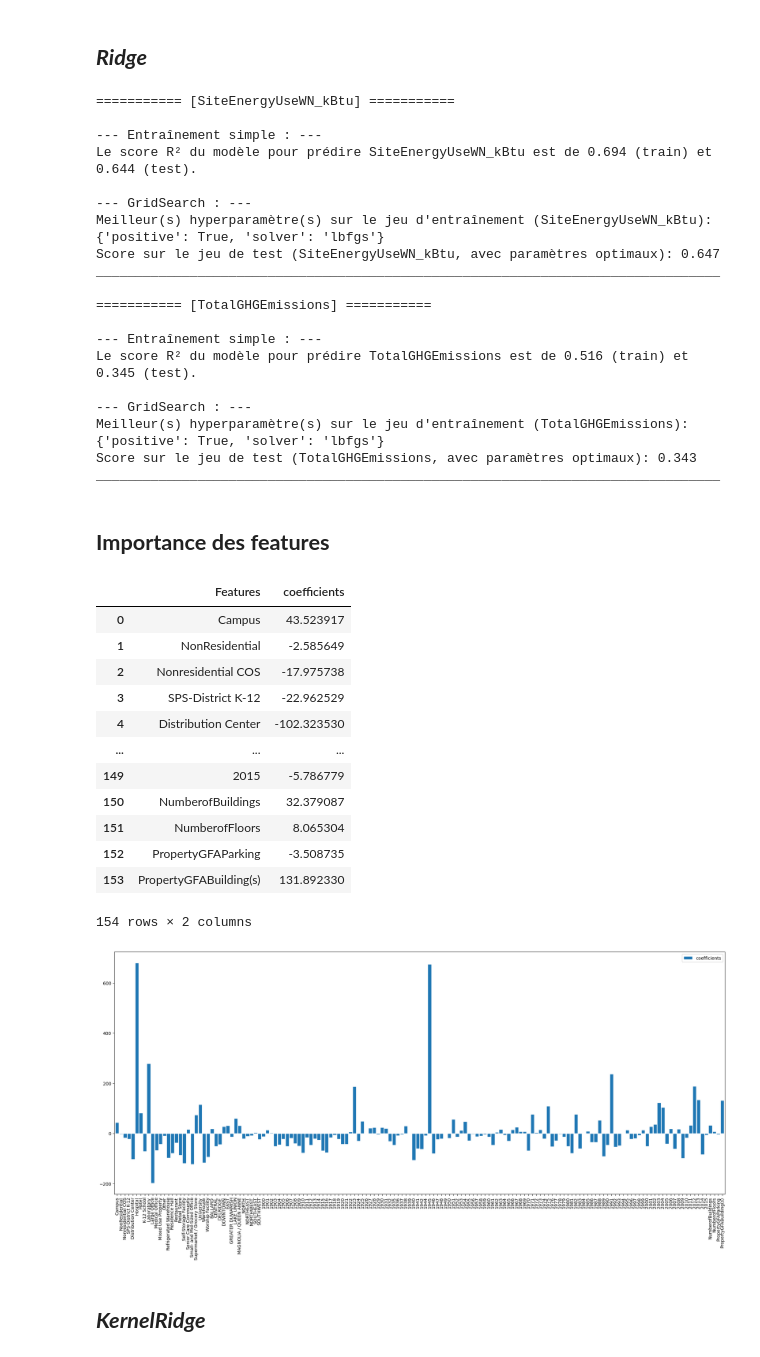
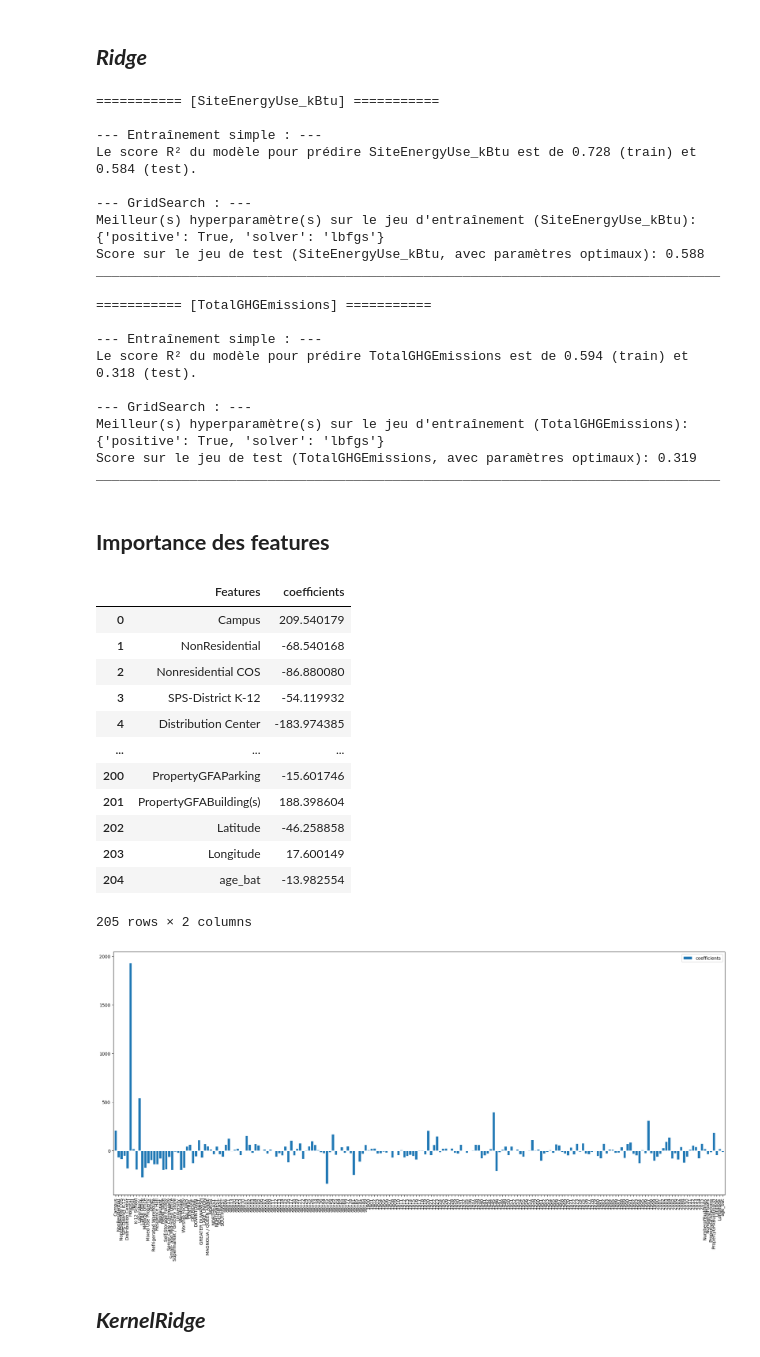
Before and after one commit to BiGHeaDMaX/Predire-Consommation-et-Emissions-de-Batiments, a Jupyter notebook: 04 - Régression Ridge.ipynb, the cells around one changed output. Drawn from its saved outputs; the diff is of its cells as text; code cells hidden in the pictures.

```diff
--- a/04 - Régression Ridge.ipynb
+++ b/04 - Régression Ridge.ipynb
@@ -89,6 +89,7 @@ categorical_features = [
                         'BuildingType',
                         'PrimaryPropertyType',
                         'Neighborhood',
+                        'ZipCode',
                         'YearBuilt'
                        ]
 
@@ -97,7 +98,10 @@ numeric_features = [
                     'NumberofBuildings',
                     'NumberofFloors',
                     'PropertyGFAParking',
-                    'PropertyGFABuilding(s)'
+                    'PropertyGFABuilding(s)',
+                    'Latitude',
+                    'Longitude',
+                    'age_bat'
                    ]
 
 # Toutes les features
@@ -106,7 +110,7 @@ features_list = categorical_features + numeric_features
 ## ***Ridge***
 # %%
 # Targets à estimer
-targets = ['SiteEnergyUseWN_kBtu', 'TotalGHGEmissions']
+targets = ['SiteEnergyUse_kBtu', 'TotalGHGEmissions']
 
 # "y" pour stratifier y, sinon "None"
 stratification = "None"
@@ -197,24 +201,24 @@ for i in targets:
 
     print('_'*80, "\n")
 # %% [output]
-=========== [SiteEnergyUseWN_kBtu] ===========
+=========== [SiteEnergyUse_kBtu] ===========
 
 --- Entraînement simple : ---
-Le score R² du modèle pour prédire SiteEnergyUseWN_kBtu est de 0.694 (train) et 0.644 (test).
+Le score R² du modèle pour prédire SiteEnergyUse_kBtu est de 0.728 (train) et 0.584 (test).
 
 --- GridSearch : ---
-Meilleur(s) hyperparamètre(s) sur le jeu d'entraînement (SiteEnergyUseWN_kBtu): {'positive': True, 'solver': 'lbfgs'}
-Score sur le jeu de test (SiteEnergyUseWN_kBtu, avec paramètres optimaux): 0.647
+Meilleur(s) hyperparamètre(s) sur le jeu d'entraînement (SiteEnergyUse_kBtu): {'positive': True, 'solver': 'lbfgs'}
+Score sur le jeu de test (SiteEnergyUse_kBtu, avec paramètres optimaux): 0.588
 ________________________________________________________________________________
 
 =========== [TotalGHGEmissions] ===========
 
 --- Entraînement simple : ---
-Le score R² du modèle pour prédire TotalGHGEmissions est de 0.516 (train) et 0.345 (test).
+Le score R² du modèle pour prédire TotalGHGEmissions est de 0.594 (train) et 0.318 (test).
 
 --- GridSearch : ---
 Meilleur(s) hyperparamètre(s) sur le jeu d'entraînement (TotalGHGEmissions): {'positive': True, 'solver': 'lbfgs'}
-Score sur le jeu de test (TotalGHGEmissions, avec paramètres optimaux): 0.343
+Score sur le jeu de test (TotalGHGEmissions, avec paramètres optimaux): 0.319
 ________________________________________________________________________________
 # %% [markdown]
 ## **Importance des features**
@@ -231,7 +235,7 @@ else:
 
     categories_names_concat = [item for array in categories_names for item in array]
 
-numerical_column_names = ['NumberofBuildings', 'NumberofFloors', 'PropertyGFAParking', 'PropertyGFABuilding(s)']
+numerical_column_names = ['NumberofBuildings', 'NumberofFloors', 'PropertyGFAParking', 'PropertyGFABuilding(s)', 'Latitude', 'Longitude', 'age_bat']
 
 
 
@@ -240,45 +244,45 @@ numerical_column_names = ['NumberofBuildings', 'NumberofFloors', 'PropertyGFAPar
 
 all_features_names = np.append(categories_names_concat, numerical_column_names)
 
 
 # On créé le dataframe feature_importance avec en première colonne tous les éléments de all_features_names,
 # et en deuxième colonne les coefficients obtenus avec le machine learning.
 # Ce dataframe nous servira pour la représentation graphique de nos résultats
 
 
 
 # On adapte la synthaxe en fonction du modèle utilisé.
 if type(modele) == type(Ridge()):
     coef_modele = modele.coef_
 else:
     coef_modele = modele.feature_importances_
 
 
 feature_importance = pd.DataFrame({
     "Features": all_features_names,
     "coefficients": coef_modele
 })
 
 # Les coefficients peuvent être positifs ou négatifs, ce qui nous intéresse pour le moment est leur valeur absolue.
 #feature_importance["coefficients"] = feature_importance["coefficients"].abs()
 
 display(feature_importance)
 feature_importance.plot(x='Features', y='coefficients', kind="bar", width=0.9, linewidth=1, edgecolor = "white", figsize = (25, 10)).set(xlabel=None);
 # %% [output]
 |  | Features | coefficients |
-| 0 | Campus | 43.523917 |
-| 1 | NonResidential | -2.585649 |
-| 2 | Nonresidential COS | -17.975738 |
-| 3 | SPS-District K-12 | -22.962529 |
-| 4 | Distribution Center | -102.323530 |
+| 0 | Campus | 209.540179 |
+| 1 | NonResidential | -68.540168 |
+| 2 | Nonresidential COS | -86.880080 |
+| 3 | SPS-District K-12 | -54.119932 |
+| 4 | Distribution Center | -183.974385 |
 | ... | ... | ... |
-| 149 | 2015 | -5.786779 |
-| 150 | NumberofBuildings | 32.379087 |
-| 151 | NumberofFloors | 8.065304 |
-| 152 | PropertyGFAParking | -3.508735 |
-| 153 | PropertyGFABuilding(s) | 131.892330 |
+| 200 | PropertyGFAParking | -15.601746 |
+| 201 | PropertyGFABuilding(s) | 188.398604 |
+| 202 | Latitude | -46.258858 |
+| 203 | Longitude | 17.600149 |
+| 204 | age_bat | -13.982554 |
-154 rows × 2 columns
+205 rows × 2 columns
-[figure, old version]
+[figure, new version]
 # %% [markdown]
 ## ***KernelRidge***
 # %%
```
Also changed, not shown: parts of 1 cell of this notebook, 6 other files.
